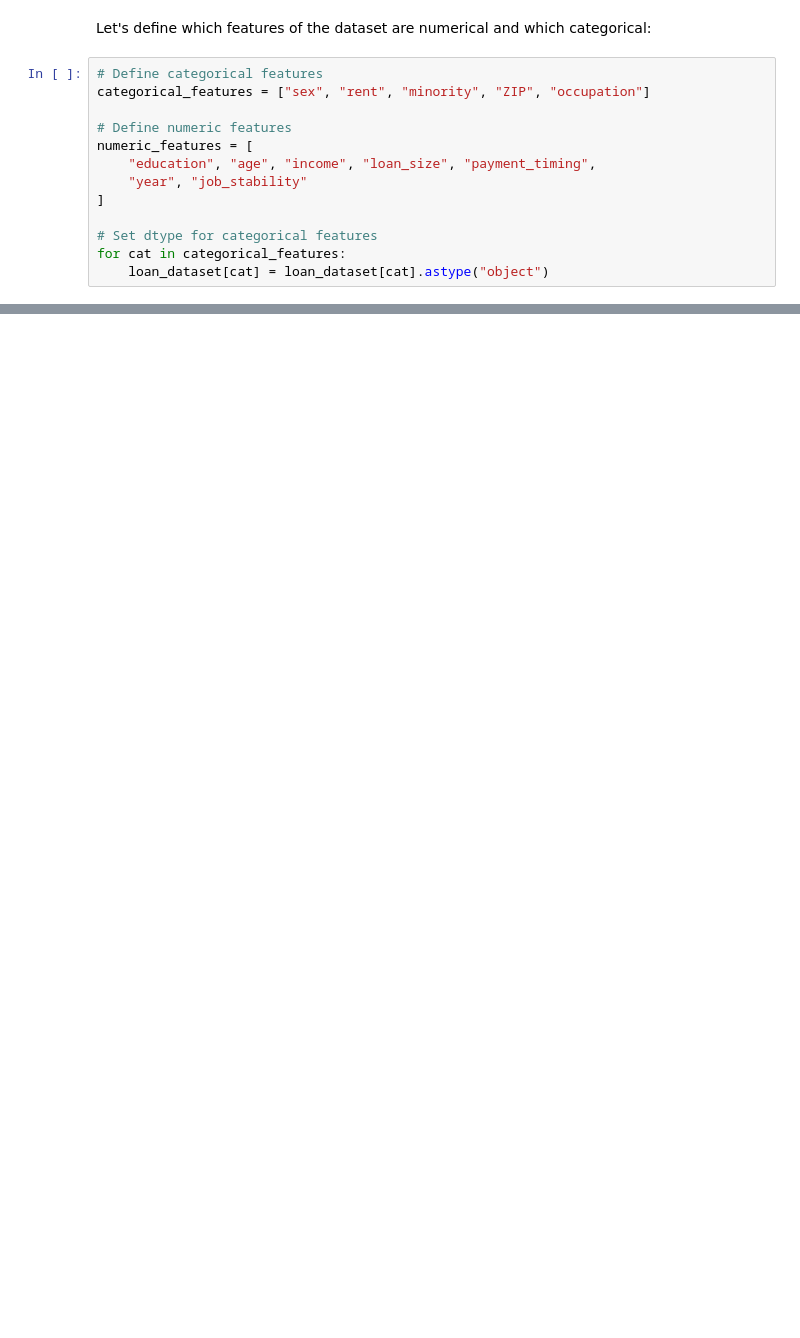
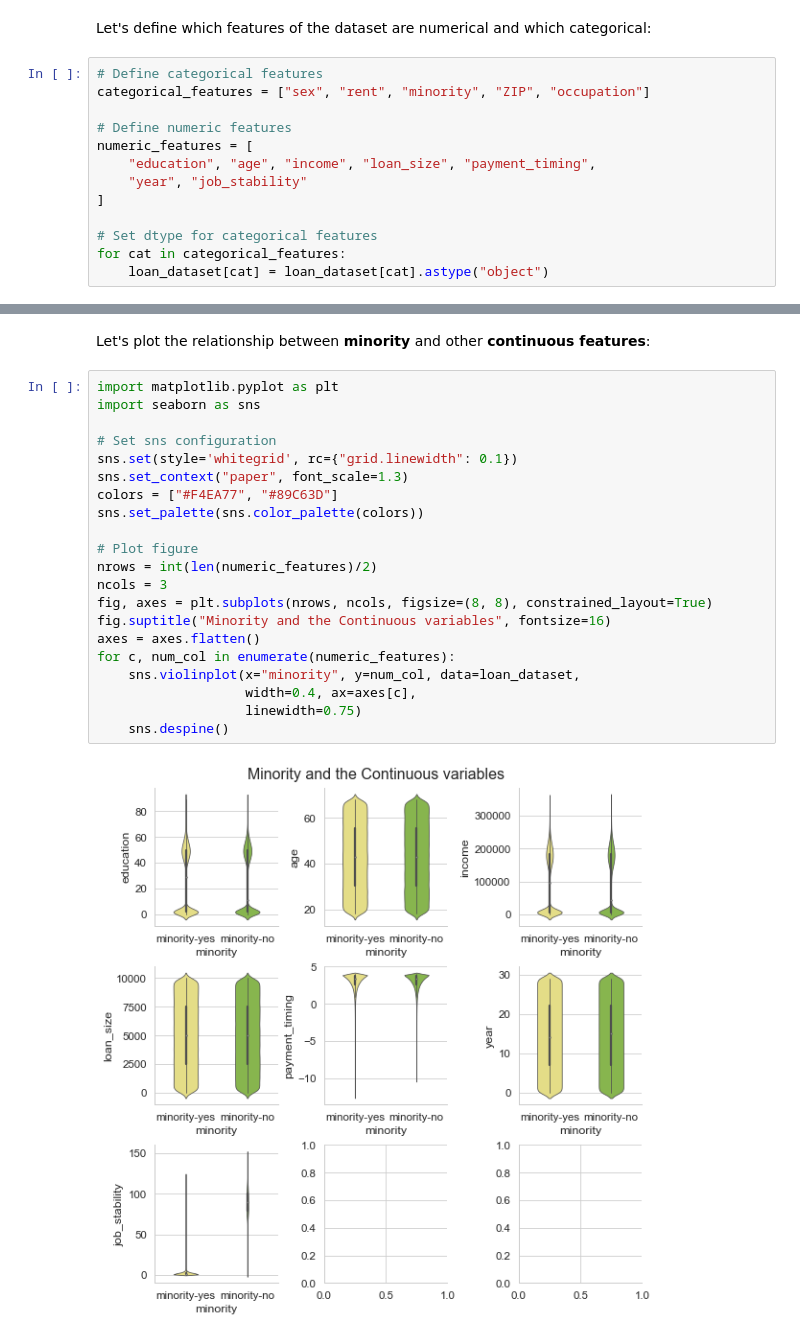
Before and after one commit to martinagvilas/brainhackers-deloitte, a Jupyter notebook: notebooks/01-data_bias.ipynb, the cells around one changed output, grey strips where cells are left out. Saved outputs shown, nothing was run; the diff lists cells and outputs as text; blank space fills up the shorter version.

```diff
--- a/notebooks/01-data_bias.ipynb
+++ b/notebooks/01-data_bias.ipynb
@@ -172,0 +157,25 @@ array([[5.00114504e-01, 4.99885496e-01, 4.99252603e-01, 7.78624874e-04,
+# %% [markdown]
+Let's plot the relationship between __minority__ and other __continuous features__:
+# %%
+import matplotlib.pyplot as plt
+import seaborn as sns
+
+# Set sns configuration
+sns.set(style='whitegrid', rc={"grid.linewidth": 0.1})
+sns.set_context("paper", font_scale=1.3)
+colors = ["#F4EA77", "#89C63D"]
+sns.set_palette(sns.color_palette(colors))
+
+# Plot figure
+nrows = int(len(numeric_features)/2)
+ncols = 3
+fig, axes = plt.subplots(nrows, ncols, figsize=(8, 8), constrained_layout=True)
+fig.suptitle("Minority and the Continuous variables", fontsize=16)
+axes = axes.flatten()
+for c, num_col in enumerate(numeric_features):
+    sns.violinplot(x="minority", y=num_col, data=loan_dataset,
+                   width=0.4, ax=axes[c],
+                   linewidth=0.75)
+    sns.despine()
+# %% [output]
+[figure, added]
```
Also changed, not shown: parts of 41 cells of this notebook, 3 other files.
